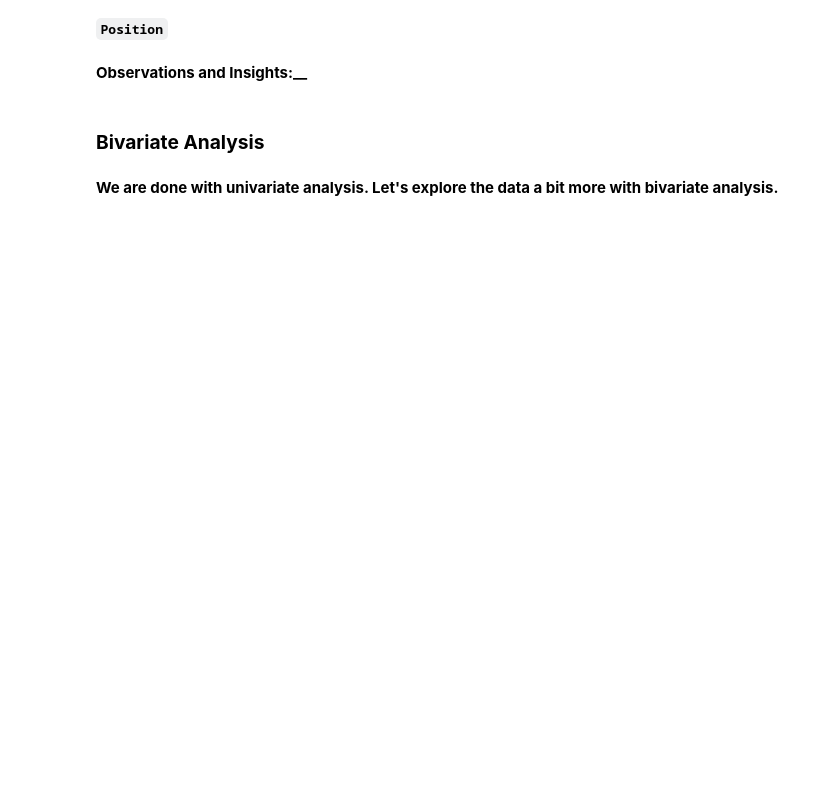
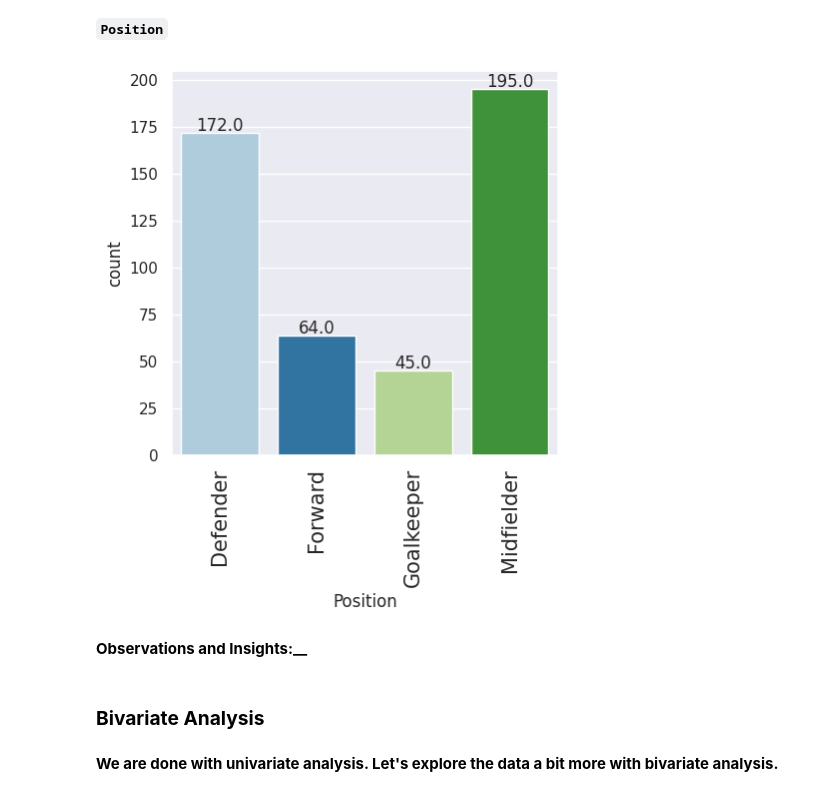
Before and after one commit to vivimtz888/dataanalysis-visualization, a Jupyter notebook: Learner_Notebook_Unsupervised_Learning_Practice_Project.ipynb, the cells around one changed output. Cells and saved outputs as stored; diff of their text form; code cells hidden in the pictures; blank space fills up the shorter version.

```diff
--- a/Learner_Notebook_Unsupervised_Learning_Practice_Project.ipynb
+++ b/Learner_Notebook_Unsupervised_Learning_Practice_Project.ipynb
@@ -383,7 +385,9 @@ labeled_barplot(df, 'Club')
 # %% [markdown]
 **`Position`**
 # %%
-labeled_barplot('_______')  # Complete the code to create a labelled barplot for 'Position'
+labeled_barplot(df_copy,'Position')  # Complete the code to create a labelled barplot for 'Position'
+# %% [output]
+[figure, added]
 # %% [markdown]
 **Observations and Insights:__**
 # %% [markdown]
```
Also changed, not shown: parts of 27 cells of this notebook.
